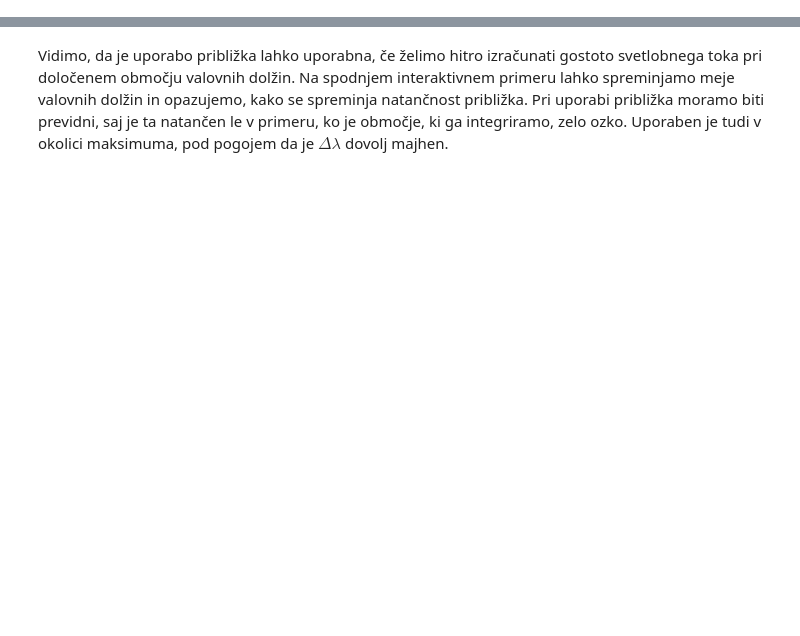
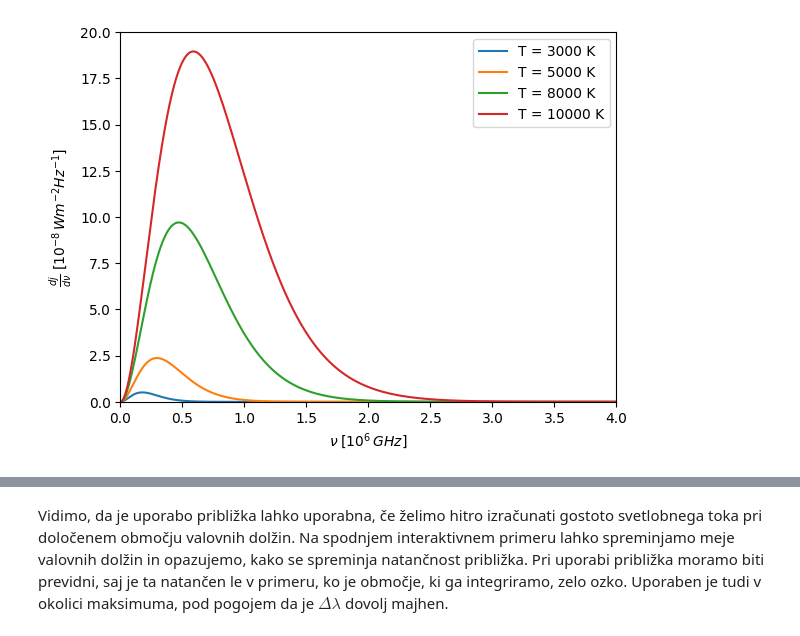
Before and after one commit to Astronomija-I/ASTRONOMIJA-I, a Jupyter notebook: PlanckovaFunkcija.ipynb, the cells around one changed output, grey strips where cells are left out. Cells and saved outputs as stored; diff of their text form; code cells hidden in the pictures; blank space fills up the shorter version.

Commit message:
Update PlanckovaFunkcija.ipynb
1. verzija jupyter zvezka.

```diff
--- a/PlanckovaFunkcija.ipynb
+++ b/PlanckovaFunkcija.ipynb
@@ -71,16 +0,0 @@ plt.show()
-# %%
-# 3b
-# Preko for zanke izračunamo Planckovo funkcijo pri različnih temperaturah.
-for i in T:
-    plt.plot(l, planck_valovna_dolzina(l, i), label='T = %s K' % i)
-
-# Poimenujemo osi in dodamo legendo.
-plt.xlabel('$\\lambda$ [m]')
-plt.ylabel('$\\frac{dj}{d\\lambda}$')
-plt.legend()
-
-# Preslikamo os x v logaritemsko skalo.
-#plt.xscale('log')
-
-# Prikažemo graf.
-plt.show()
@@ -194,0 +48,29 @@ Relativna napaka: 0.003986462046406584.
+# %%
+# 2
+# Določimo frekvenco in valovno dolžino, ki jih uporabimo pri vseh izračunih.
+# Seznam frekvenc.
+f = np.linspace(10**10, 4*10**15, 1000)  # Hz
+# Seznam valovnih dolžin.
+l = np.linspace(10**-8, 3*10**-6, 1000)  # m
+# Seznam temperatur.
+T_seznam = [3000, 5000, 8000, 10000]  # K
+# %%
+# 3a
+# Preko for zanke izračunamo Planckovo funkcijo pri različnih temperaturah.
+for i in T_seznam:
+    # Nariše graf in delimo z 10**15 in 10**8 za boljšo berljivost.
+    plt.plot(f/10**15, planck_frekvenca(f, i)*10**8, label='T = %s K' % i)
+
+# Poimenujemo osi in dodamo legendo.
+plt.xlabel('$\\nu \\; [10^{6} \\, GHz]$')
+plt.ylabel('$\\frac{dj}{d\\nu} \\; [10^{-8} \\, W m^{-2} Hz^{-1}]$')
+plt.legend()
+
+# Dodamo mejne vrednosti na graf.
+plt.xlim(0, 4)
+plt.ylim(0, 20)
+
+# Prikažemo graf.
+plt.show()
+# %% [output]
+[figure, added]
```
Also changed, not shown: parts of 40 cells of this notebook.
